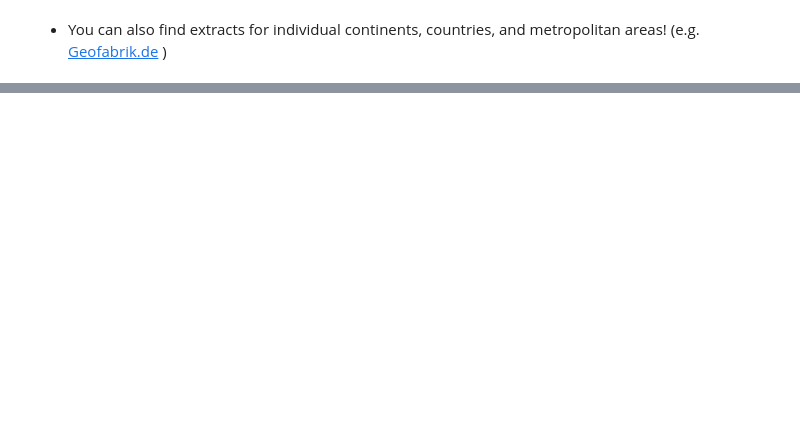
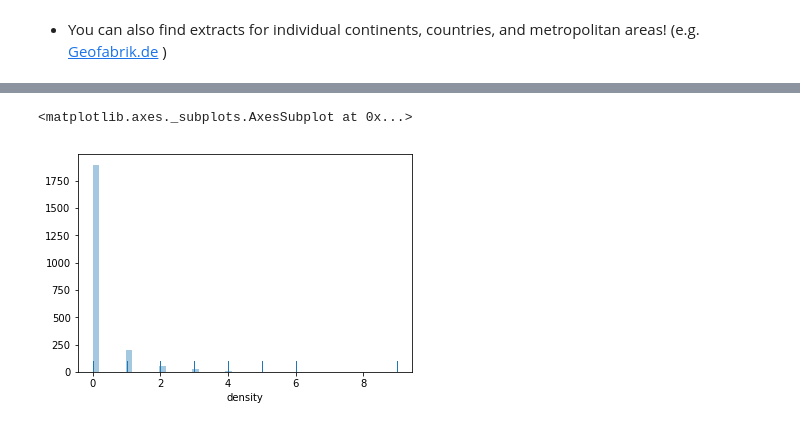
Before and after one commit to miccferr/presentations, a Jupyter notebook: pycon-it-18/pycon-nove.ipynb, the cells around one changed output, grey strips where cells are left out. Drawn from its saved outputs; the diff is of its cells as text; code cells hidden in the pictures; blank space fills up the shorter version.

```diff
--- a/pycon-it-18/pycon-nove.ipynb
+++ b/pycon-it-18/pycon-nove.ipynb
@@ -230,0 +146,5 @@ import ogr2ogr
+# %%
+import pandas as pd
+import geopandas as gpd
+
+restaurants = gpd.read_file(data_path)
@@ -230,0 +287,4 @@ import ogr2ogr
+# %%
+# "In a Spatial Join, observations from to GeoSeries or GeoDataFrames are combined
+# based on their spatial relationship to one another." [GeoPandas docs]
+restaurants_tract = gpd.sjoin(florence_tracts.to_crs(restaurants.crs),restaurants)
@@ -230,0 +302,26 @@ import ogr2ogr
+# %%
+# save variable
+restaurants_count = restaurants_tract.groupby("SEZ2011").size().reset_index()
+
+# Merge tracts with counts WITH original tracts
+florence_tracts_restaurants_count = pd.merge(florence_tracts, restaurants_count, how="left", on="SEZ2011")
+
+# keep only useful columns
+florence_tracts_restaurants_count =  florence_tracts_restaurants_count[["SEZ2011","geometry",0]]
+
+# rename columns
+florence_tracts_restaurants_count.columns = ["SEZ2011","geometry","density"]
+
+# assign 0 to areas without restaurants
+florence_tracts_restaurants_count = florence_tracts_restaurants_count.fillna(0)
+
+# re-project to EPSG 4326
+florence_tracts_restaurants_count_prj = florence_tracts_restaurants_count.to_crs({"init":"epsg:4326"})
+# save for later
+# florence_tracts_restaurants_count_prj.to_file("data/restaurants_count.geojson",driver="GeoJSON")
+# %%
+import seaborn as sns
+sns.distplot(florence_tracts_restaurants_count_prj["density"], kde=False, rug=True)
+# %% [output]
+<matplotlib.axes._subplots.AxesSubplot at 0x...>
+[figure, added]
```
Also changed, not shown: parts of 116 cells of this notebook, 1 other file.
